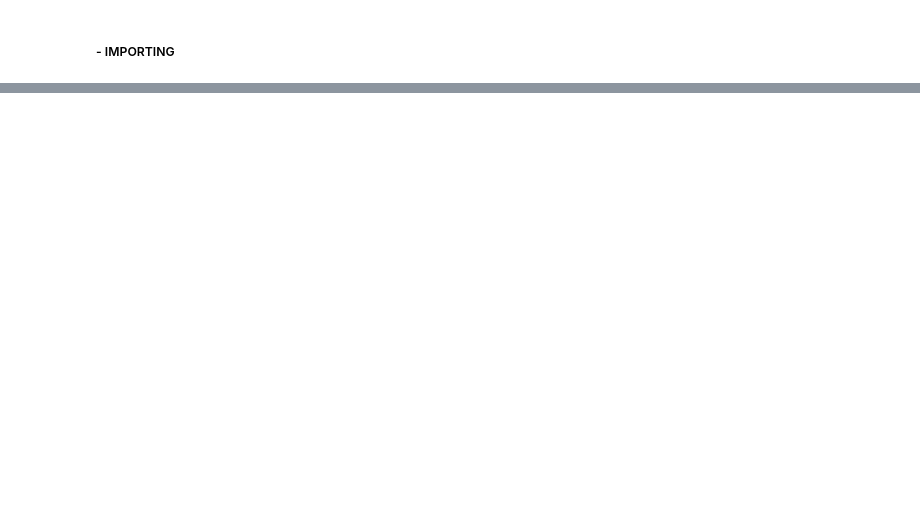
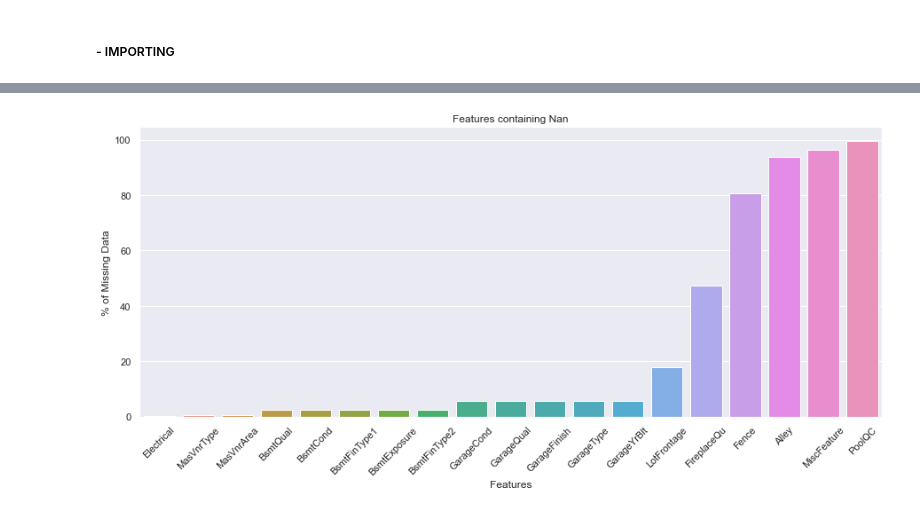
Before and after one commit to GitHiru/ml_dic, a Jupyter notebook: pre_learning/week4/week4_2_houseprices.ipynb, the cells around one changed output, grey strips where cells are left out. Cells and saved outputs as stored; diff of their text form; code cells hidden in the pictures; blank space fills up the shorter version.

```diff
--- a/pre_learning/week4/week4_2_houseprices.ipynb
+++ b/pre_learning/week4/week4_2_houseprices.ipynb
@@ -300,0 +393,7 @@ houce_df =
+# %%
+nan = data_w.isnull().sum(axis=0).reset_index()
+nan.columns = ["name", "count"]
+nan["ratio"] = (nan["count"] / data_w.shape[0])*100
+nan = nan.loc[nan["count"] > 0].sort_values(by="ratio")
+nan["usabilty"] = np.where(nan["ratio"] > 20, "Discard", "Keep")
+nan
@@ -300,0 +418,12 @@ houce_df =
+# %%
+# Plotting Nan
+
+plt.figure(figsize=(15, 6))
+sns.barplot(x=nan["name"], y=nan["ratio"])
+plt.xticks(rotation=45)
+plt.title('Features containing Nan')
+plt.xlabel('Features')
+plt.ylabel('% of Missing Data')
+plt.show()
+# %% [output]
+[figure, added]
```
Also changed, not shown: parts of 27 cells of this notebook.
